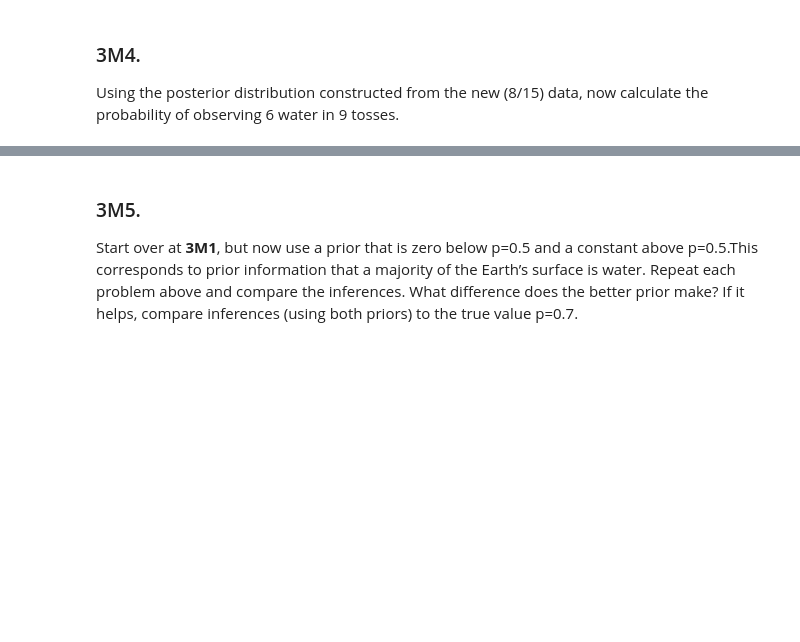
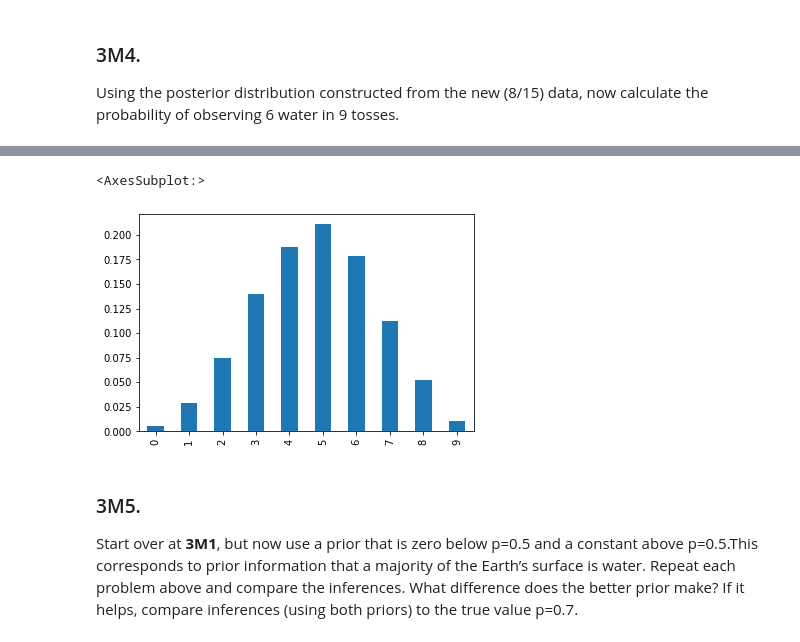
Before and after one commit to Giuco/statistical-rethinking, a Jupyter notebook: notebooks/Ch3.ipynb, the cells around one changed output, grey strips where cells are left out. Drawn from its saved outputs; the diff is of its cells as text; code cells hidden in the pictures; blank space fills up the shorter version.

```diff
--- a/notebooks/Ch3.ipynb
+++ b/notebooks/Ch3.ipynb
@@ -436,3 +460,8 @@ Using the posterior distribution constructed from the new (8/15) data, now calcu
+# %%
+wperc.plot.bar()
+# %% [output]
+<AxesSubplot:>
+[figure, added]
 # %% [markdown]
 ### 3M5.
 
```
Also changed, not shown: parts of 48 cells of this notebook, 1 other file.
